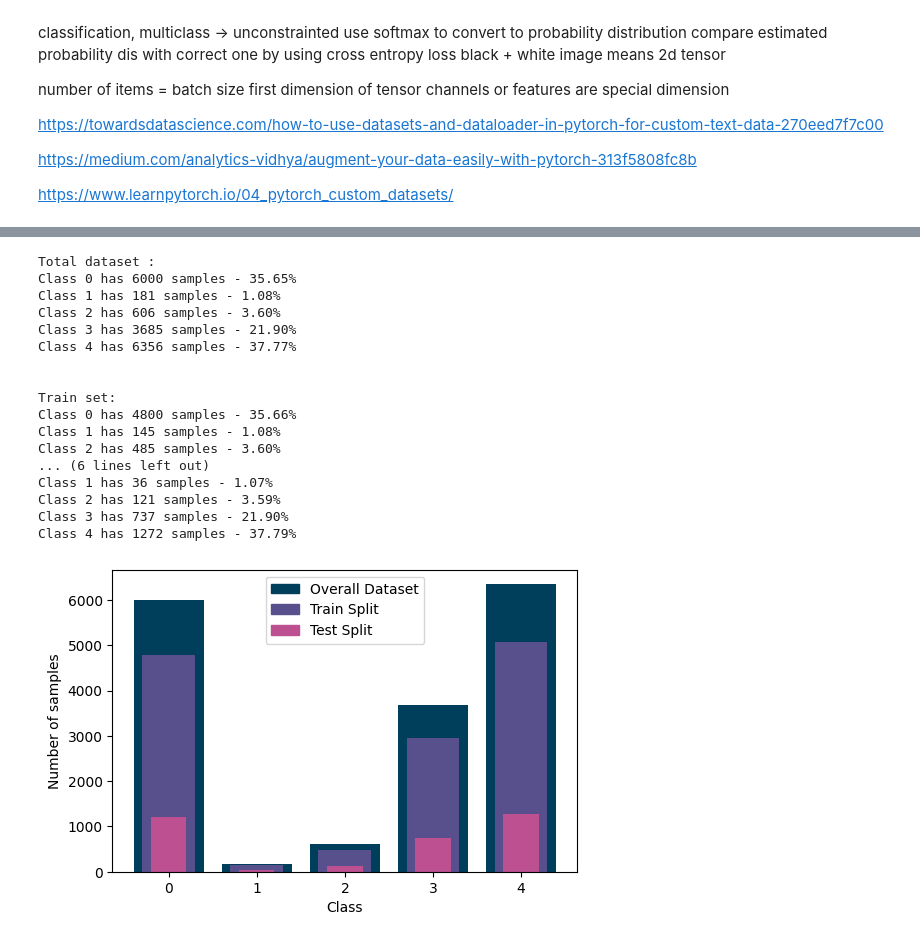
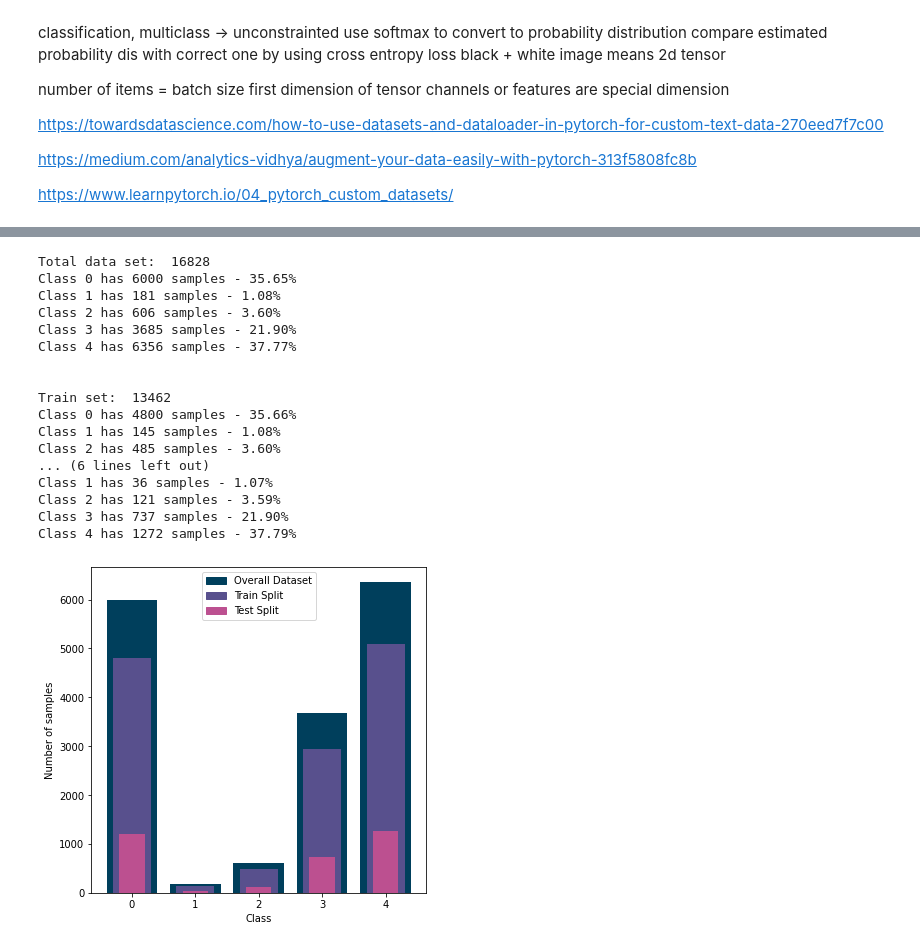
Before and after one commit to LucyIvatt/probabilistic-and-deep-learning, a Jupyter notebook: int3.ipynb, the cells around one changed output, grey strips where cells are left out. Cells and saved outputs as stored; diff of their text form; code cells hidden in the pictures.

```diff
--- a/int3.ipynb
+++ b/int3.ipynb
@@ -388,13 +506,13 @@ def print_split_stats(counts):
         print(f"Class {k} has {v} samples - {v/total*100:.2f}%")
     print("\n")
 
-figure(figsize=(6, 4), dpi=100)
+figure = plt.figure(figsize=(6, 6))
 plt.xlabel("Class")
 plt.ylabel("Number of samples")
 
 data = datasets.ImageFolder(root='images', transform=transforms.Compose([transforms.Grayscale(num_output_channels=1), transforms.ToTensor()]))
 total_num_classes = Counter(data.targets)
-print("Total dataset : ")
+print("Total data set: ", sum(total_num_classes.values()))
 print_split_stats(total_num_classes)
 plt.bar(total_num_classes.keys(), total_num_classes.values(), color='#003f5c')
 
@@ -403,40 +521,40 @@ train_indices, test_indices = train_test_split(indices, test_size=0.2, stratify=
 
 train_dataset = Subset(data, train_indices)
 num_class_train = Counter(data.targets[i] for i in train_indices)
-print("Train set: ")
+print("Train set: ", sum(num_class_train.values()))
 print_split_stats(num_class_train)
 plt.bar(num_class_train.keys(), num_class_train.values(), width=0.6, color='#58508d')
 
 test_dataset = Subset(data, test_indices)
 num_class_test = Counter(data.targets[i] for i in test_indices)
-print("Test set: ")
+print("Test set: ", sum(num_class_test.values()))
 print_split_stats(num_class_test)
 plt.bar(num_class_test.keys(), num_class_test.values(), width=0.4, color='#bc5090')
 
 overall_patch = mpatches.Patch(color='#003f5c', label='Overall Dataset')
 train_patch = mpatches.Patch(color='#58508d', label='Train Split')
 test_patch = mpatches.Patch(color='#bc5090', label='Test Split')
 
 plt.legend(handles=[overall_patch, train_patch, test_patch]);
 # %% [output]
-Total dataset :
+Total data set:  16828
 Class 0 has 6000 samples - 35.65%
 Class 1 has 181 samples - 1.08%
 Class 2 has 606 samples - 3.60%
 Class 3 has 3685 samples - 21.90%
 Class 4 has 6356 samples - 37.77%
 
 
-Train set:
+Train set:  13462
 Class 0 has 4800 samples - 35.66%
 Class 1 has 145 samples - 1.08%
 Class 2 has 485 samples - 3.60%
 ... (6 lines left out)
 Class 1 has 36 samples - 1.07%
 Class 2 has 121 samples - 3.59%
 Class 3 has 737 samples - 21.90%
 Class 4 has 1272 samples - 37.79%
-[figure, old version]
+[figure, new version]
 # %%
 y_train = [data.targets[i] for i in train_indices]
 class_sample_count = np.array([v for _, v in sorted(num_class_train.items())])
```
Also changed, not shown: parts of 14 cells of this notebook, 1 other file.
